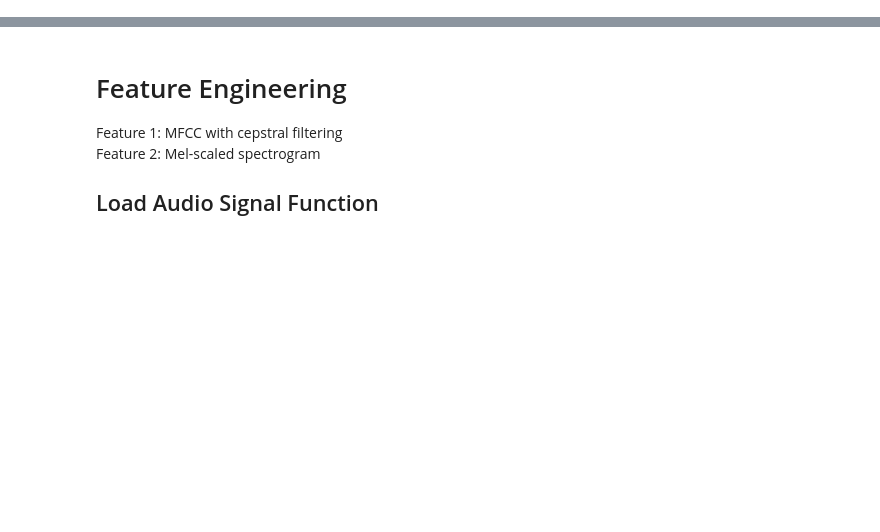
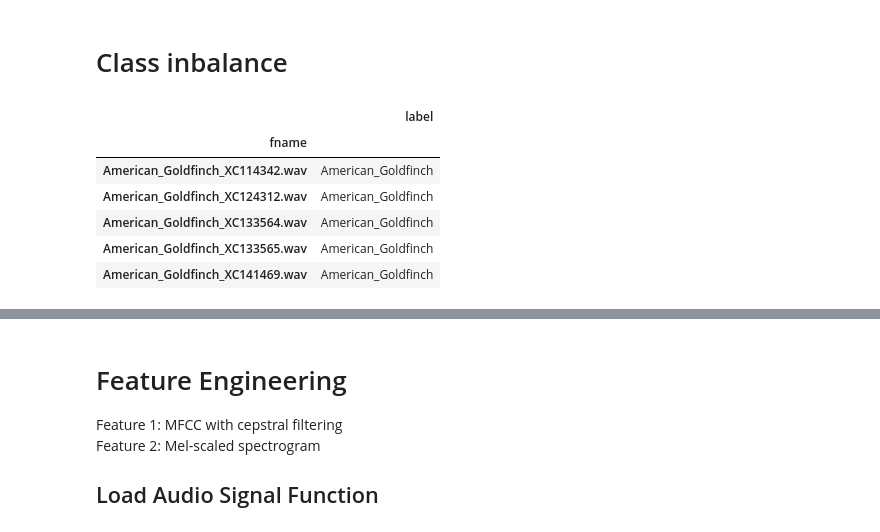
Before and after one commit to Xavier4t/Bird-Classifier, a Jupyter notebook: Features_construction.ipynb, the cells around one changed output, grey strips where cells are left out. Cells and saved outputs as stored; diff of their text form; code cells hidden in the pictures; blank space fills up the shorter version.

```diff
--- a/Features_construction.ipynb
+++ b/Features_construction.ipynb
@@ -15,0 +29,13 @@ test = os.path.join(wavFolder, wavFiles[0])
+# %% [markdown]
+# Class inbalance
+# %%
+bird_class_df = bird_calls_df.set_index('fname')
+bird_class_df.head()
+# %% [output]
+|  | label |
+| fname |  |
+| American_Goldfinch_XC114342.wav | American_Goldfinch |
+| American_Goldfinch_XC124312.wav | American_Goldfinch |
+| American_Goldfinch_XC133564.wav | American_Goldfinch |
+| American_Goldfinch_XC133565.wav | American_Goldfinch |
+| American_Goldfinch_XC141469.wav | American_Goldfinch |
```
Also changed, not shown: parts of 12 cells of this notebook, 4 other files.
